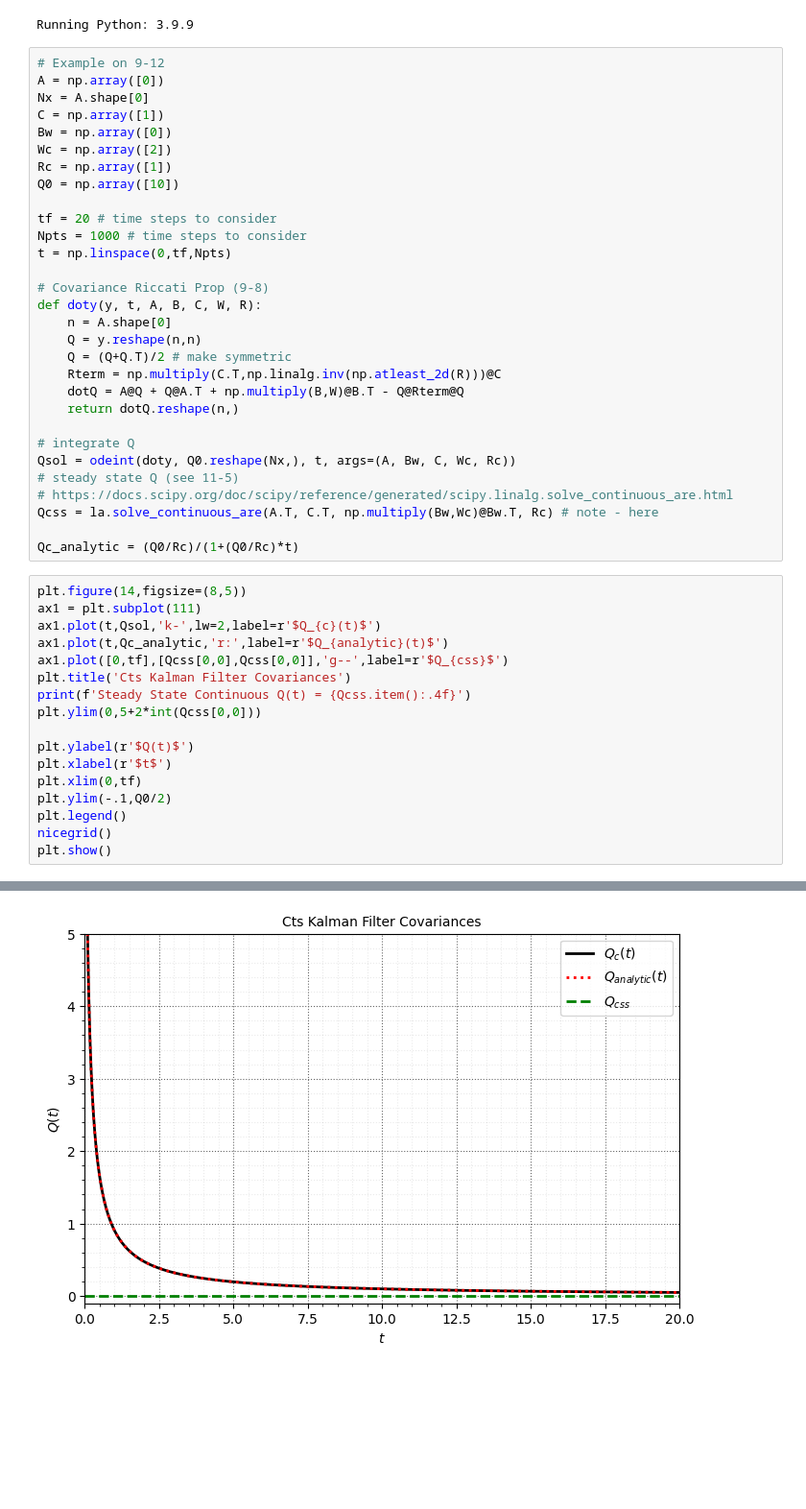
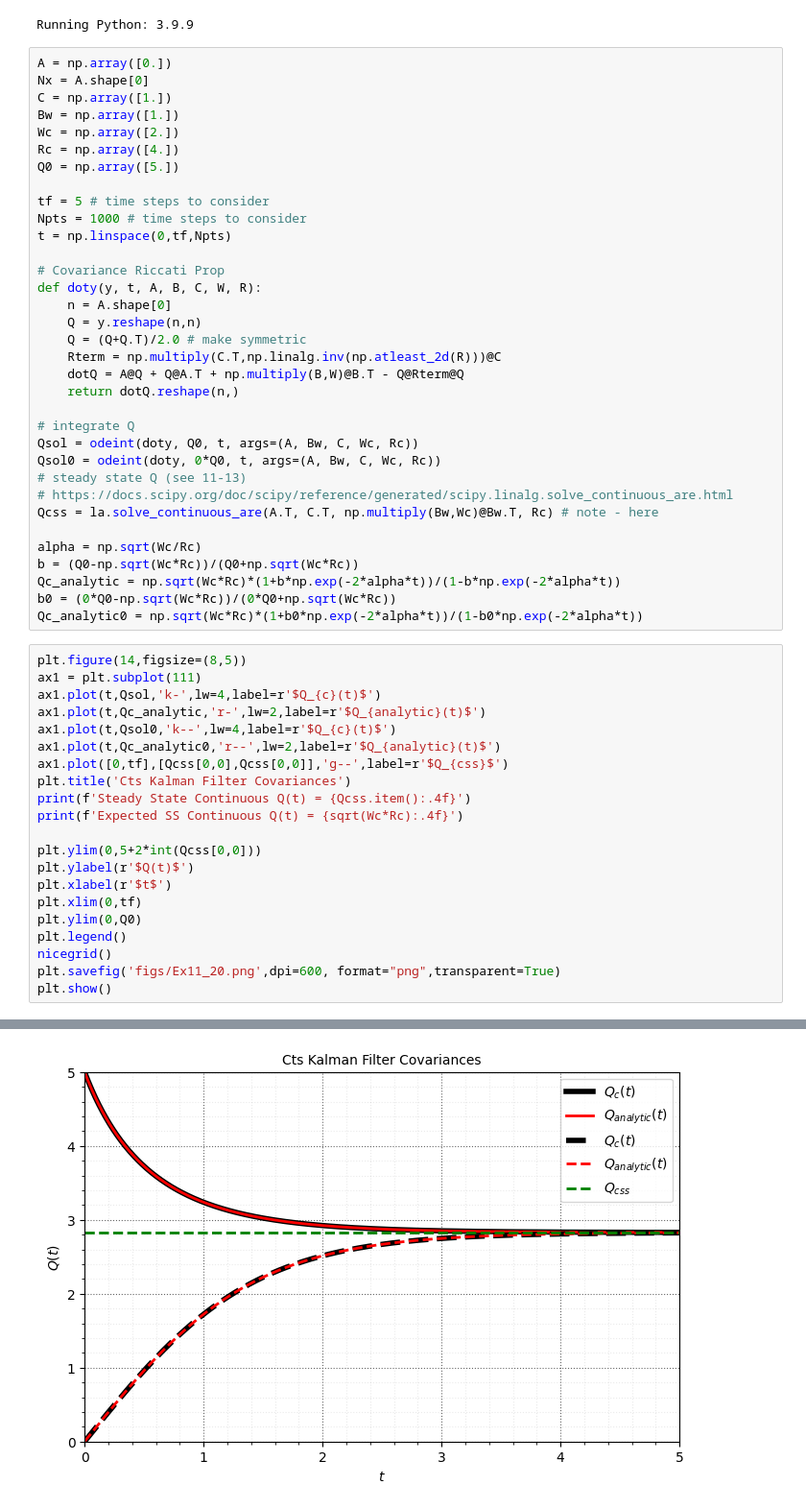
Before and after one commit to JonHowMIT/16_32_Software, a Jupyter notebook: L11_Kalman_Filter.ipynb, the cells around one changed output, grey strips where cells are left out. Shown at 96% size. Drawn from its saved outputs; the diff is of its cells as text; blank space fills up the shorter version.

```diff
--- a/L11_Kalman_Filter.ipynb
+++ b/L11_Kalman_Filter.ipynb
@@ -25,50 +25,58 @@ from scipy.integrate import odeint
 # %% [output]
 Running Python: 3.9.9
 # %%
-# Example on 9-12
-A = np.array([0])
+A = np.array([0.])
 Nx = A.shape[0]
-C = np.array([1])
-Bw = np.array([0])
-Wc = np.array([2])
-Rc = np.array([1])
-Q0 = np.array([10])
+C = np.array([1.])
+Bw = np.array([1.])
+Wc = np.array([2.])
+Rc = np.array([4.])
+Q0 = np.array([5.])
 
-tf = 20 # time steps to consider
+tf = 5 # time steps to consider
 Npts = 1000 # time steps to consider
 t = np.linspace(0,tf,Npts)
 
-# Covariance Riccati Prop (9-8)
+# Covariance Riccati Prop
 def doty(y, t, A, B, C, W, R):
     n = A.shape[0]
     Q = y.reshape(n,n)
-    Q = (Q+Q.T)/2 # make symmetric
+    Q = (Q+Q.T)/2.0 # make symmetric
     Rterm = np.multiply(C.T,np.linalg.inv(np.atleast_2d(R)))@C
     dotQ = A@Q + Q@A.T + np.multiply(B,W)@B.T - Q@Rterm@Q
     return dotQ.reshape(n,)
 
 # integrate Q
-Qsol = odeint(doty, Q0.reshape(Nx,), t, args=(A, Bw, C, Wc, Rc))
-# steady state Q (see 11-5)
+Qsol = odeint(doty, Q0, t, args=(A, Bw, C, Wc, Rc))
+Qsol0 = odeint(doty, 0*Q0, t, args=(A, Bw, C, Wc, Rc))
+# steady state Q (see 11-13)
 # https://docs.scipy.org/doc/scipy/reference/generated/scipy.linalg.solve_continuous_are.html
 Qcss = la.solve_continuous_are(A.T, C.T, np.multiply(Bw,Wc)@Bw.T, Rc) # note - here
 
-Qc_analytic = (Q0/Rc)/(1+(Q0/Rc)*t)
+alpha = np.sqrt(Wc/Rc)
+b = (Q0-np.sqrt(Wc*Rc))/(Q0+np.sqrt(Wc*Rc))
+Qc_analytic = np.sqrt(Wc*Rc)*(1+b*np.exp(-2*alpha*t))/(1-b*np.exp(-2*alpha*t))
+b0 = (0*Q0-np.sqrt(Wc*Rc))/(0*Q0+np.sqrt(Wc*Rc))
+Qc_analytic0 = np.sqrt(Wc*Rc)*(1+b0*np.exp(-2*alpha*t))/(1-b0*np.exp(-2*alpha*t))
 # %%
 plt.figure(14,figsize=(8,5))
 ax1 = plt.subplot(111)
-ax1.plot(t,Qsol,'k-',lw=2,label=r'$Q_{c}(t)$')
-ax1.plot(t,Qc_analytic,'r:',label=r'$Q_{analytic}(t)$')
+ax1.plot(t,Qsol,'k-',lw=4,label=r'$Q_{c}(t)$')
+ax1.plot(t,Qc_analytic,'r-',lw=2,label=r'$Q_{analytic}(t)$')
+ax1.plot(t,Qsol0,'k--',lw=4,label=r'$Q_{c}(t)$')
+ax1.plot(t,Qc_analytic0,'r--',lw=2,label=r'$Q_{analytic}(t)$')
 ax1.plot([0,tf],[Qcss[0,0],Qcss[0,0]],'g--',label=r'$Q_{css}$')
 plt.title('Cts Kalman Filter Covariances')
 print(f'Steady State Continuous Q(t) = {Qcss.item():.4f}')
+print(f'Expected SS Continuous Q(t) = {sqrt(Wc*Rc):.4f}')
+
 plt.ylim(0,5+2*int(Qcss[0,0]))
-
 plt.ylabel(r'$Q(t)$')
 plt.xlabel(r'$t$')
 plt.xlim(0,tf)
-plt.ylim(-.1,Q0/2)
+plt.ylim(0,Q0)
 plt.legend()
 nicegrid()
+plt.savefig('figs/Ex11_20.png',dpi=600, format="png",transparent=True)
 plt.show()
 # %% [output]
@@ -76 +85 @@ Steady State Continuous Q(t) = 0.0000
-[figure, old version]
+[figure, new version]
```
Also changed, not shown: parts of 2 cells of this notebook, 9 other files.
